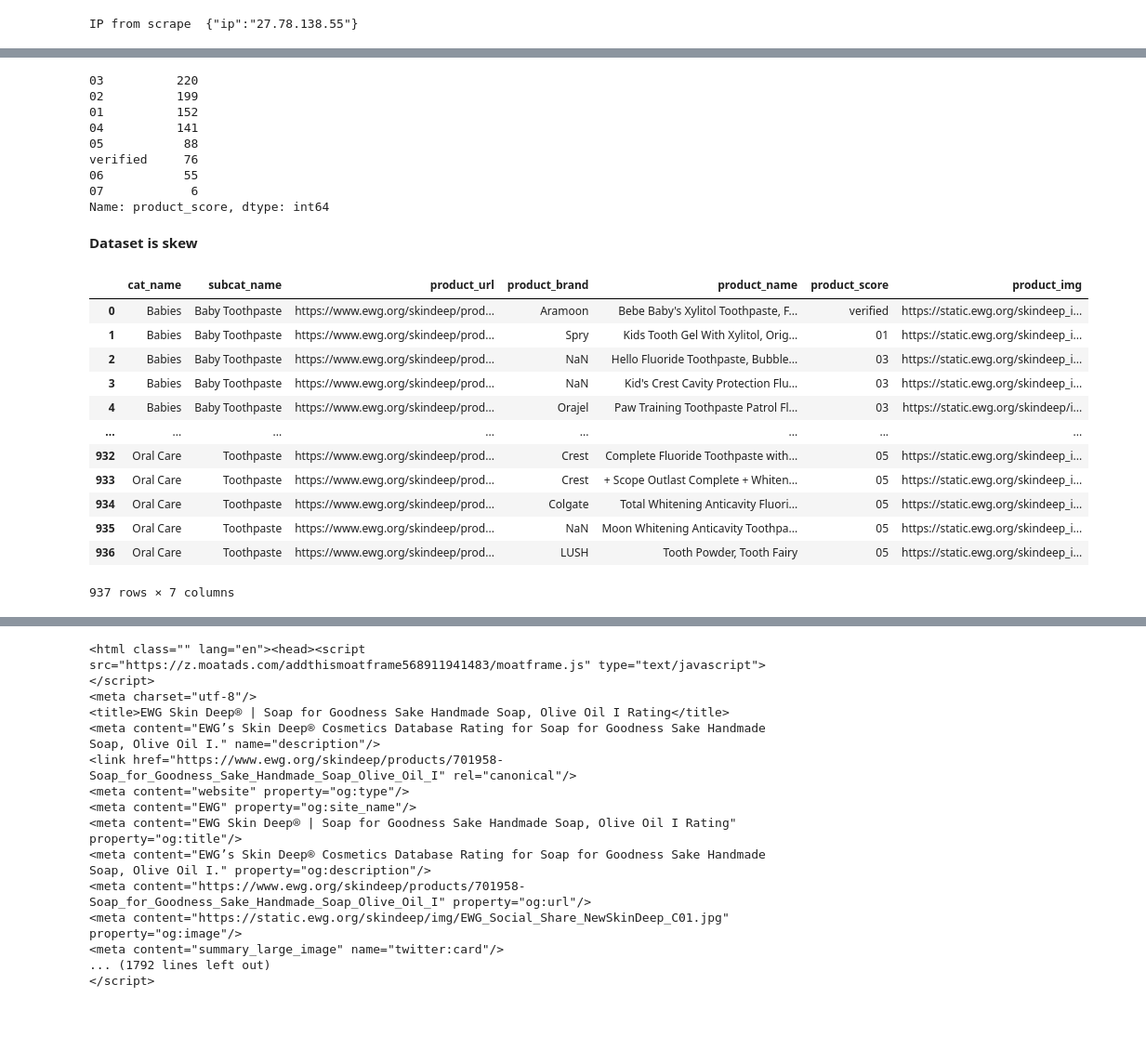
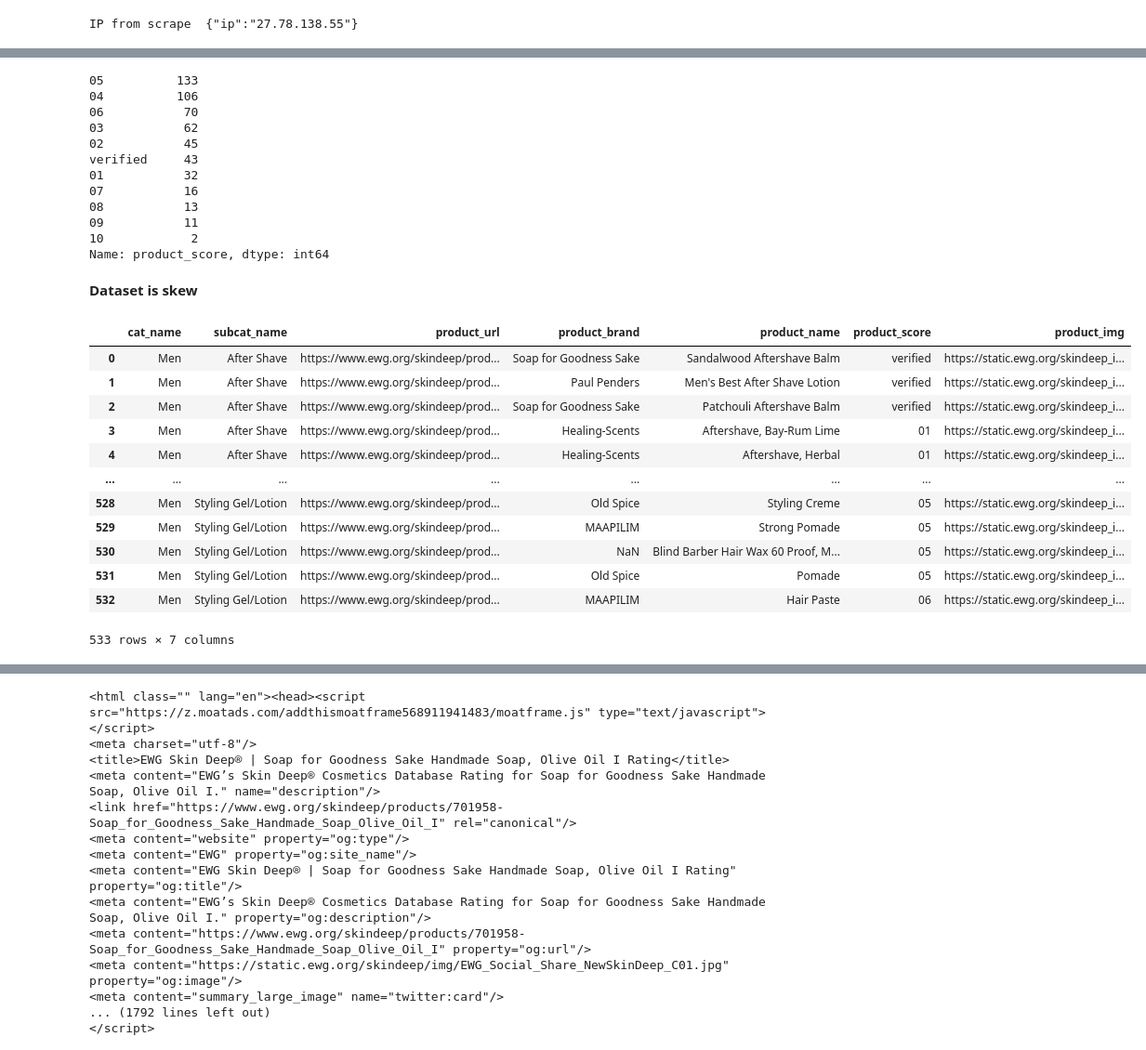
Before and after one commit to hienngn/coderschool-final-project, a Jupyter notebook: Database/scraping_cleaning/scrape_selenium_ewg_ingredient-Copy1.ipynb, the cells around one changed output, grey strips where cells are left out. Shown at 93% size. Cells and saved outputs as stored; diff of their text form; code cells hidden in the pictures; blank space fills up the shorter version.

```diff
--- a/Database/scraping_cleaning/scrape_selenium_ewg_ingredient-Copy1.ipynb
+++ b/Database/scraping_cleaning/scrape_selenium_ewg_ingredient-Copy1.ipynb
@@ -35,31 +44,34 @@ df_or = pd.read_csv('../../Database/EWG/ewg_oralcare.csv')
 # %%
-df_or['product_score'].value_counts()
+df_men['product_score'].value_counts()
 # %% [output]
-03          220
-02          199
-01          152
-04          141
-05           88
-verified     76
-06           55
-07            6
+05          133
+04          106
+06           70
+03           62
+02           45
+verified     43
+01           32
+07           16
+08           13
+09           11
+10            2
 Name: product_score, dtype: int64
 # %% [markdown]
 **Dataset is skew**
-# %%
-df_or
-# %% [output]
-|  | cat_name | subcat_name | product_url | product_brand | product_name | product_score | product_img |
-| 0 | Babies | Baby Toothpaste | https://www.ewg.org/skindeep/prod... | Aramoon | Bebe Baby's Xylitol Toothpaste, F... | verified | https://static.ewg.org/skindeep_i... |
-| 1 | Babies | Baby Toothpaste | https://www.ewg.org/skindeep/prod... | Spry | Kids Tooth Gel With Xylitol, Orig... | 01 | https://static.ewg.org/skindeep_i... |
-| 2 | Babies | Baby Toothpaste | https://www.ewg.org/skindeep/prod... | NaN | Hello Fluoride Toothpaste, Bubble... | 03 | https://static.ewg.org/skindeep_i... |
-| 3 | Babies | Baby Toothpaste | https://www.ewg.org/skindeep/prod... | NaN | Kid's Crest Cavity Protection Flu... | 03 | https://static.ewg.org/skindeep_i... |
-| 4 | Babies | Baby Toothpaste | https://www.ewg.org/skindeep/prod... | Orajel | Paw Training Toothpaste Patrol Fl... | 03 | https://static.ewg.org/skindeep/i... |
-| ... | ... | ... | ... | ... | ... | ... | ... |
-| 932 | Oral Care | Toothpaste | https://www.ewg.org/skindeep/prod... | Crest | Complete Fluoride Toothpaste with... | 05 | https://static.ewg.org/skindeep_i... |
-| 933 | Oral Care | Toothpaste | https://www.ewg.org/skindeep/prod... | Crest | + Scope Outlast Complete + Whiten... | 05 | https://static.ewg.org/skindeep_i... |
-| 934 | Oral Care | Toothpaste | https://www.ewg.org/skindeep/prod... | Colgate | Total Whitening Anticavity Fluori... | 05 | https://static.ewg.org/skindeep_i... |
-| 935 | Oral Care | Toothpaste | https://www.ewg.org/skindeep/prod... | NaN | Moon Whitening Anticavity Toothpa... | 05 | https://static.ewg.org/skindeep_i... |
-| 936 | Oral Care | Toothpaste | https://www.ewg.org/skindeep/prod... | LUSH | Tooth Powder, Tooth Fairy | 05 | https://static.ewg.org/skindeep_i... |
-937 rows × 7 columns
+# %%
+df_men
+# %% [output]
+|  | cat_name | subcat_name | product_url | product_brand | product_name | product_score | product_img |
+| 0 | Men | After Shave | https://www.ewg.org/skindeep/prod... | Soap for Goodness Sake | Sandalwood Aftershave Balm | verified | https://static.ewg.org/skindeep_i... |
+| 1 | Men | After Shave | https://www.ewg.org/skindeep/prod... | Paul Penders | Men's Best After Shave Lotion | verified | https://static.ewg.org/skindeep_i... |
+| 2 | Men | After Shave | https://www.ewg.org/skindeep/prod... | Soap for Goodness Sake | Patchouli Aftershave Balm | verified | https://static.ewg.org/skindeep_i... |
+| 3 | Men | After Shave | https://www.ewg.org/skindeep/prod... | Healing-Scents | Aftershave, Bay-Rum Lime | 01 | https://static.ewg.org/skindeep_i... |
+| 4 | Men | After Shave | https://www.ewg.org/skindeep/prod... | Healing-Scents | Aftershave, Herbal | 01 | https://static.ewg.org/skindeep_i... |
+| ... | ... | ... | ... | ... | ... | ... | ... |
+| 528 | Men | Styling Gel/Lotion | https://www.ewg.org/skindeep/prod... | Old Spice | Styling Creme | 05 | https://static.ewg.org/skindeep_i... |
+| 529 | Men | Styling Gel/Lotion | https://www.ewg.org/skindeep/prod... | MAAPILIM | Strong Pomade | 05 | https://static.ewg.org/skindeep_i... |
+| 530 | Men | Styling Gel/Lotion | https://www.ewg.org/skindeep/prod... | NaN | Blind Barber Hair Wax 60 Proof, M... | 05 | https://static.ewg.org/skindeep_i... |
+| 531 | Men | Styling Gel/Lotion | https://www.ewg.org/skindeep/prod... | Old Spice | Pomade | 05 | https://static.ewg.org/skindeep_i... |
+| 532 | Men | Styling Gel/Lotion | https://www.ewg.org/skindeep/prod... | MAAPILIM | Hair Paste | 06 | https://static.ewg.org/skindeep_i... |
+533 rows × 7 columns
 # %%
```
Also changed, not shown: parts of 17 cells of this notebook, 24 other files.
